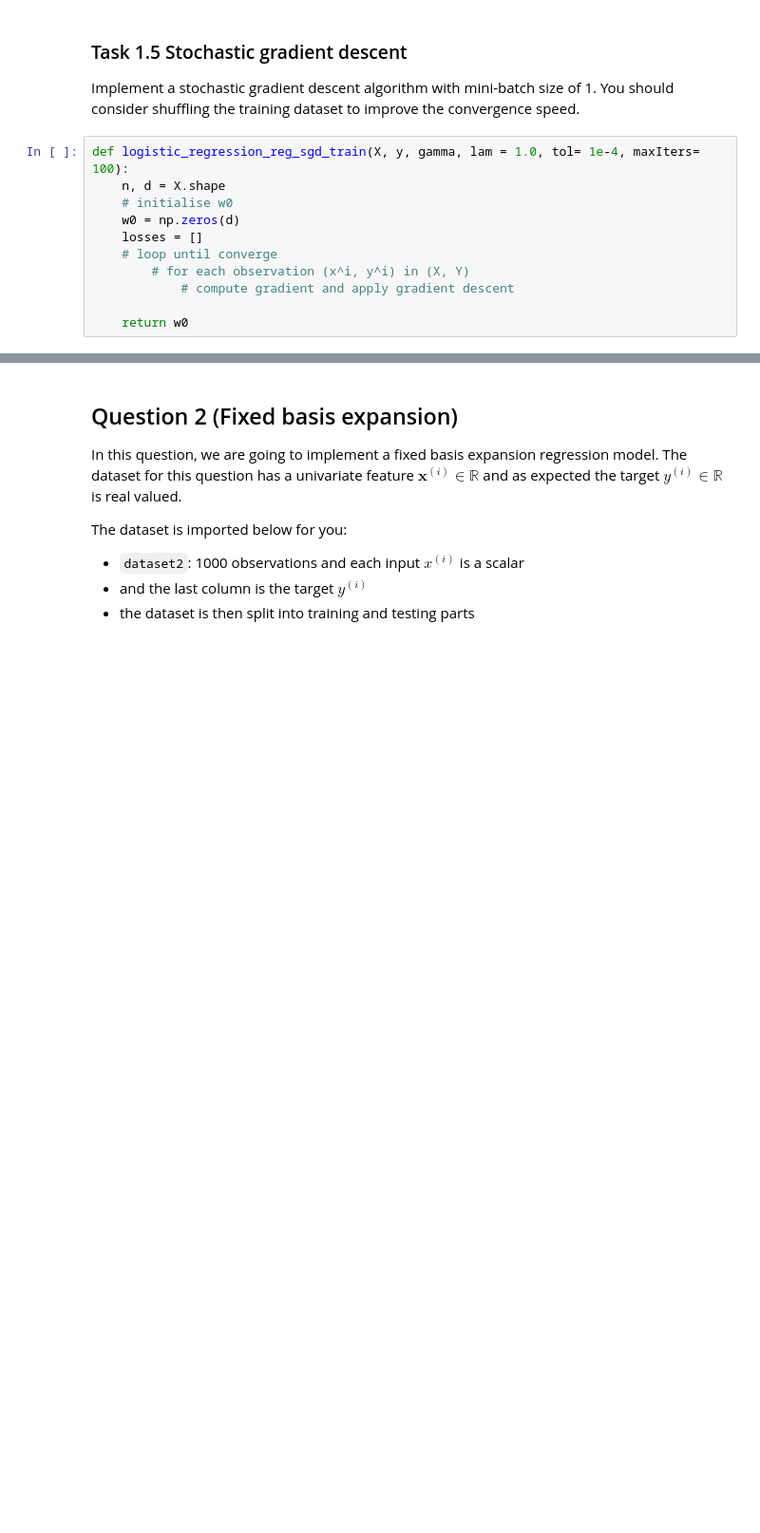
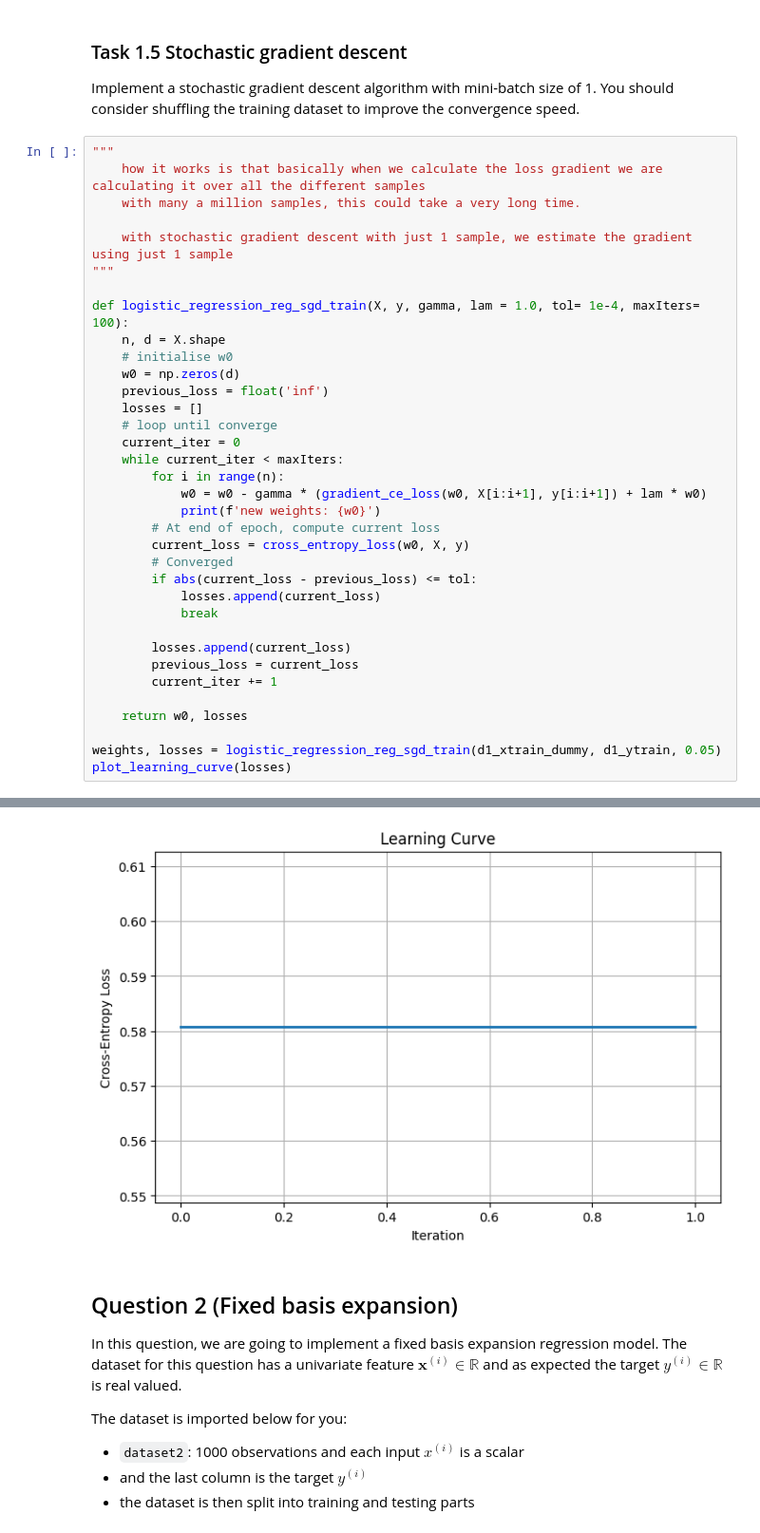
Before and after one commit to sachin-sadhu/ml_p1, a Jupyter notebook: P1.ipynb, the cells around one changed output, grey strips where cells are left out. Shown at 95% size. Cells and saved outputs as stored; diff of their text form; blank space fills up the shorter version.

```diff
--- a/P1.ipynb
+++ b/P1.ipynb
@@ -224,13 +331,38 @@ array([0.001     , 0.00215443, 0.00464159, 0.01      , 0.02154435,
 
 Implement a stochastic gradient descent algorithm with mini-batch size of 1. You should consider shuffling the training dataset to improve the convergence speed.
 # %%
+"""
+    how it works is that basically when we calculate the loss gradient we are calculating it over all the different samples
+    with many a million samples, this could take a very long time.
+
+    with stochastic gradient descent with just 1 sample, we estimate the gradient using just 1 sample
+"""
+
 def logistic_regression_reg_sgd_train(X, y, gamma, lam = 1.0, tol= 1e-4, maxIters= 100):
     n, d = X.shape
     # initialise w0
     w0 = np.zeros(d)
+    previous_loss = float('inf')
     losses = []
     # loop until converge
-        # for each observation (x^i, y^i) in (X, Y)
-            # compute gradient and apply gradient descent
+    current_iter = 0
+    while current_iter < maxIters:
+        for i in range(n):
+            w0 = w0 - gamma * (gradient_ce_loss(w0, X[i:i+1], y[i:i+1]) + lam * w0)
+            print(f'new weights: {w0}')
+        # At end of epoch, compute current loss
+        current_loss = cross_entropy_loss(w0, X, y)
+        # Converged
+        if abs(current_loss - previous_loss) <= tol:
+            losses.append(current_loss)
+            break
 
-    return w0
+        losses.append(current_loss)
+        previous_loss = current_loss
+        current_iter += 1
+
+    return w0, losses
+
+weights, losses = logistic_regression_reg_sgd_train(d1_xtrain_dummy, d1_ytrain, 0.05)
+plot_learning_curve(losses)
+# %% [output]
@@ -237,3 +386,4 @@ def logistic_regression_reg_sgd_train(X, y, gamma, lam = 1.0, tol= 1e-4, maxIter
+[figure, added]
 # %% [markdown]
 ## Question 2 (Fixed basis expansion)
 
```
Also changed, not shown: parts of 15 cells of this notebook.
